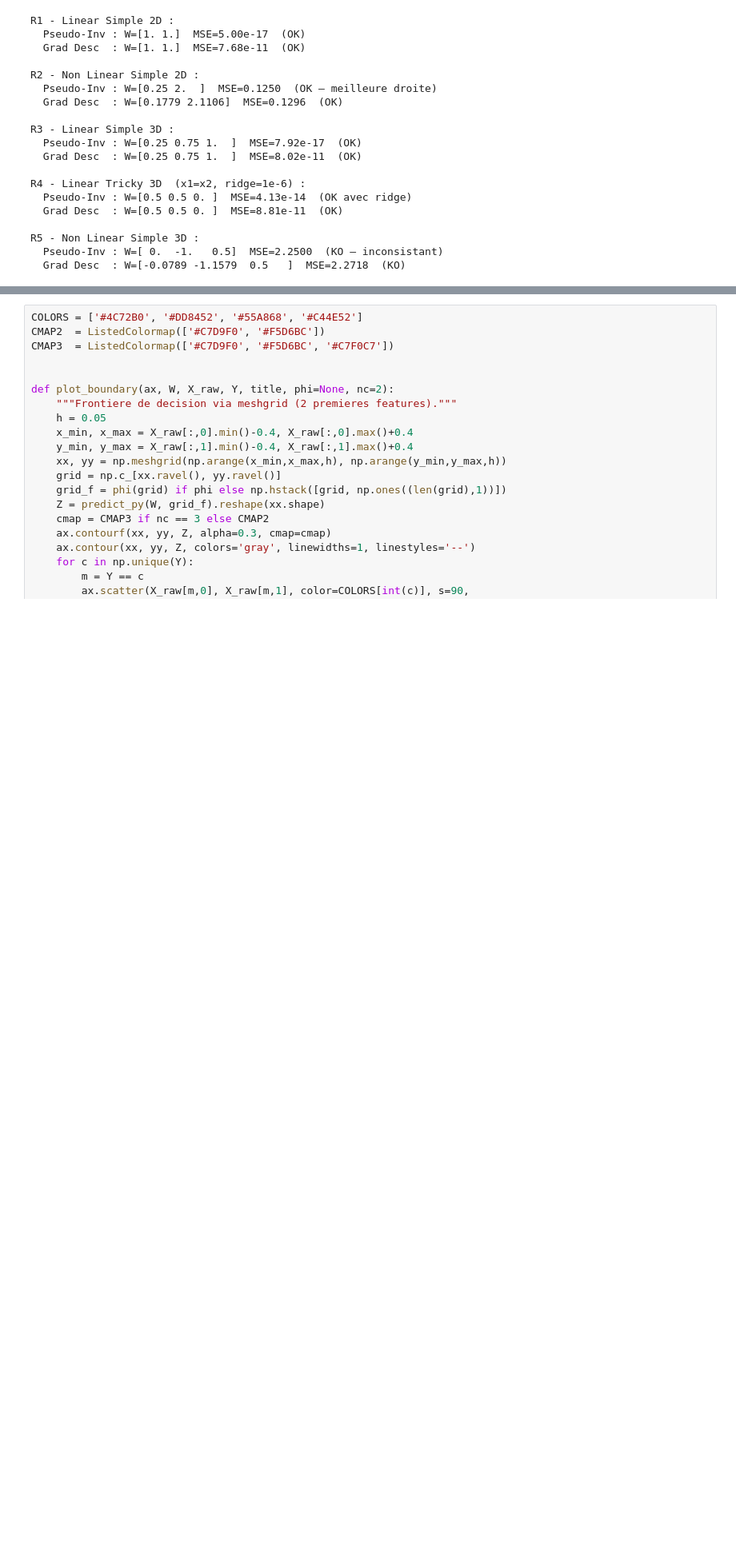
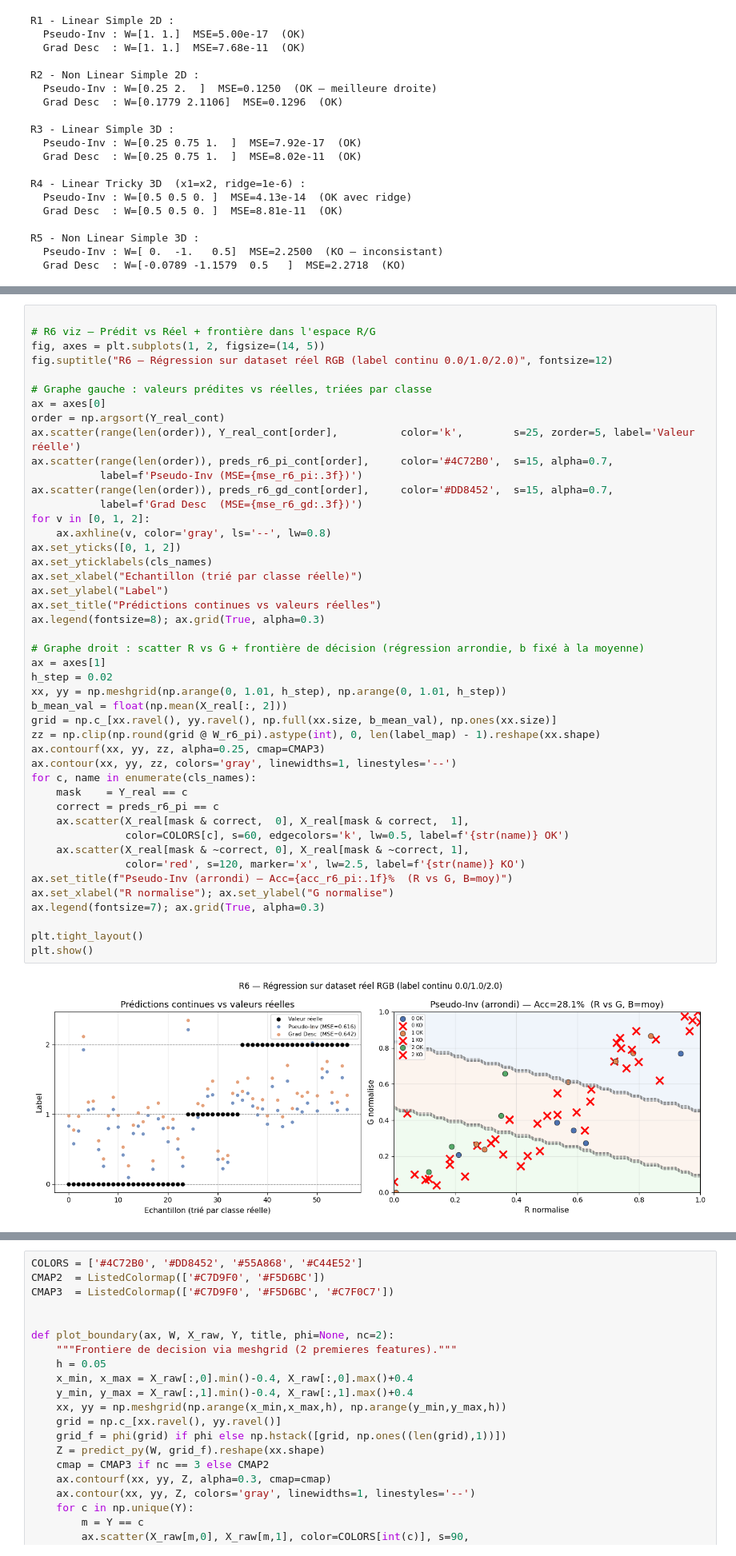
Before and after one commit to SamuelELbaz/Projet_Annuel_3IABD1_Lib_ML, a Jupyter notebook: notebook/cas_de_tests.ipynb, the cells around one changed output, grey strips where cells are left out. Shown at 80% size. Cells and saved outputs as stored; diff of their text form; blank space fills up the shorter version.

Commit message:
feat: ajout tests régression R1-R6 (dont R6 dataset réel RGB label continu) + visualisations pas à pas

```diff
--- a/notebook/cas_de_tests.ipynb
+++ b/notebook/cas_de_tests.ipynb
@@ -625,0 +719,47 @@ R5 - Non Linear Simple 3D :
+# %%
+
+# R6 viz — Prédit vs Réel + frontière dans l'espace R/G
+fig, axes = plt.subplots(1, 2, figsize=(14, 5))
+fig.suptitle("R6 — Régression sur dataset réel RGB (label continu 0.0/1.0/2.0)", fontsize=12)
+
+# Graphe gauche : valeurs prédites vs réelles, triées par classe
+ax = axes[0]
+order = np.argsort(Y_real_cont)
+ax.scatter(range(len(order)), Y_real_cont[order],          color='k',        s=25, zorder=5, label='Valeur réelle')
+ax.scatter(range(len(order)), preds_r6_pi_cont[order],     color='#4C72B0',  s=15, alpha=0.7,
+           label=f'Pseudo-Inv (MSE={mse_r6_pi:.3f})')
+ax.scatter(range(len(order)), preds_r6_gd_cont[order],     color='#DD8452',  s=15, alpha=0.7,
+           label=f'Grad Desc  (MSE={mse_r6_gd:.3f})')
+for v in [0, 1, 2]:
+    ax.axhline(v, color='gray', ls='--', lw=0.8)
+ax.set_yticks([0, 1, 2])
+ax.set_yticklabels(cls_names)
+ax.set_xlabel("Echantillon (trié par classe réelle)")
+ax.set_ylabel("Label")
+ax.set_title("Prédictions continues vs valeurs réelles")
+ax.legend(fontsize=8); ax.grid(True, alpha=0.3)
+
+# Graphe droit : scatter R vs G + frontière de décision (régression arrondie, b fixé à la moyenne)
+ax = axes[1]
+h_step = 0.02
+xx, yy = np.meshgrid(np.arange(0, 1.01, h_step), np.arange(0, 1.01, h_step))
+b_mean_val = float(np.mean(X_real[:, 2]))
+grid = np.c_[xx.ravel(), yy.ravel(), np.full(xx.size, b_mean_val), np.ones(xx.size)]
+zz = np.clip(np.round(grid @ W_r6_pi).astype(int), 0, len(label_map) - 1).reshape(xx.shape)
+ax.contourf(xx, yy, zz, alpha=0.25, cmap=CMAP3)
+ax.contour(xx, yy, zz, colors='gray', linewidths=1, linestyles='--')
+for c, name in enumerate(cls_names):
+    mask    = Y_real == c
+    correct = preds_r6_pi == c
+    ax.scatter(X_real[mask & correct,  0], X_real[mask & correct,  1],
+               color=COLORS[c], s=60, edgecolors='k', lw=0.5, label=f'{str(name)} OK')
+    ax.scatter(X_real[mask & ~correct, 0], X_real[mask & ~correct, 1],
+               color='red', s=120, marker='x', lw=2.5, label=f'{str(name)} KO')
+ax.set_title(f"Pseudo-Inv (arrondi) — Acc={acc_r6_pi:.1f}%  (R vs G, B=moy)")
+ax.set_xlabel("R normalise"); ax.set_ylabel("G normalise")
+ax.legend(fontsize=7); ax.grid(True, alpha=0.3)
+
+plt.tight_layout()
+plt.show()
+# %% [output]
+[figure, added]
```
Also changed, not shown: parts of 11 cells of this notebook.
